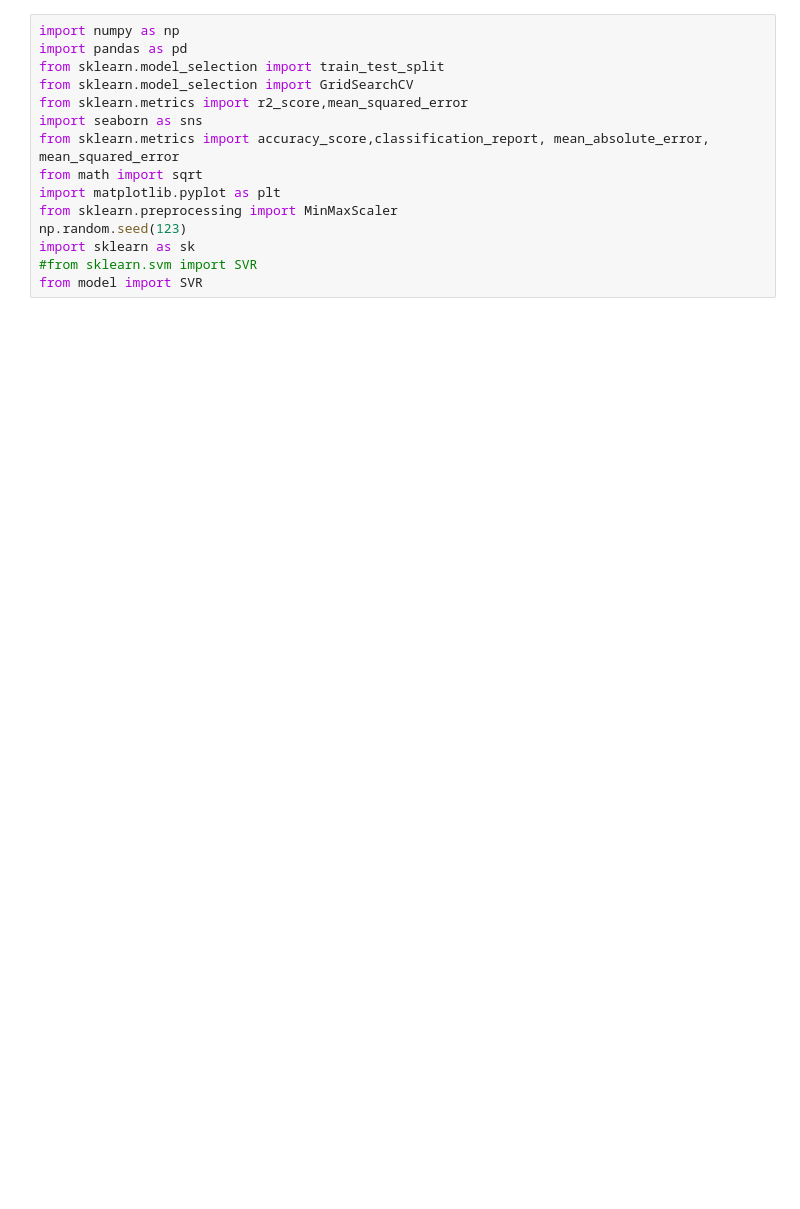
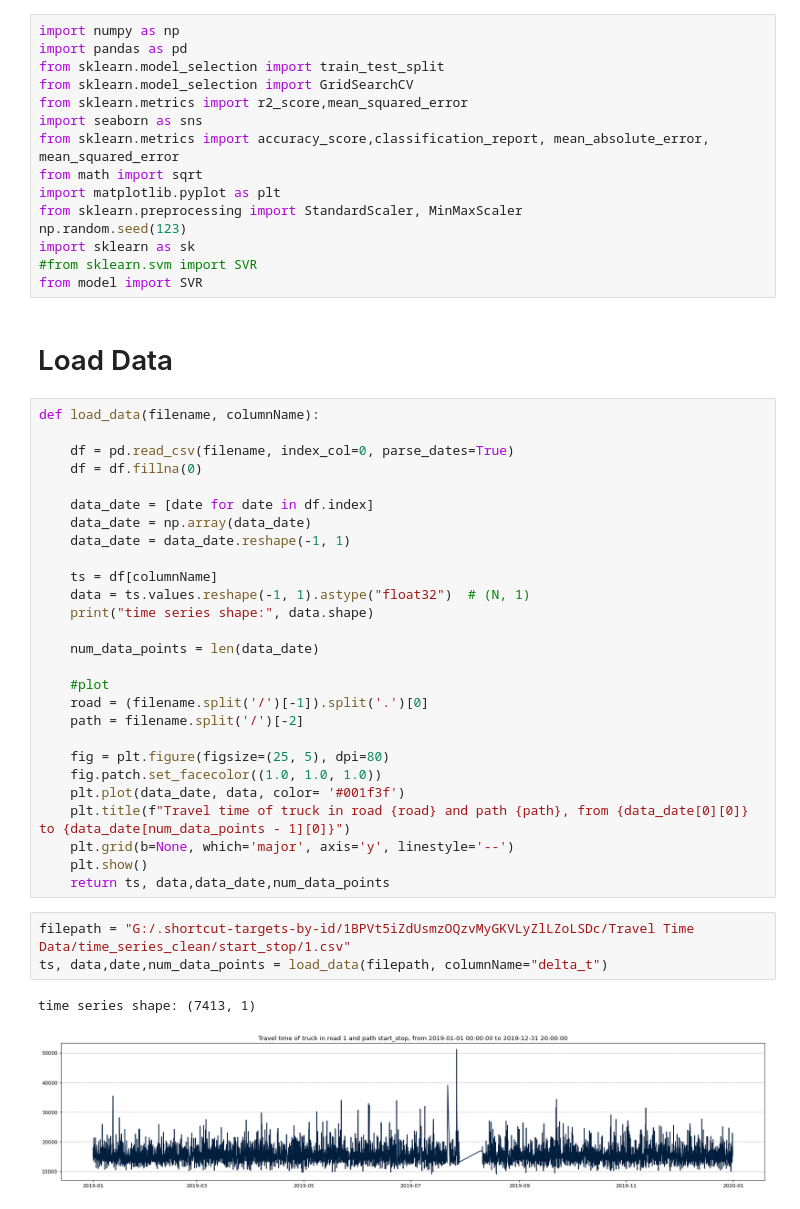
Before and after one commit to Travel-Time-Prediction/explore-gps-log-data, a Jupyter notebook: models/svr/SVR_forecasting.ipynb, the cells around one changed output. Cells and saved outputs as stored; diff of their text form; blank space fills up the shorter version.

```diff
--- a/models/svr/SVR_forecasting.ipynb
+++ b/models/svr/SVR_forecasting.ipynb
@@ -8,8 +8,43 @@ import seaborn as sns
 from sklearn.metrics import accuracy_score,classification_report, mean_absolute_error, mean_squared_error
 from math import sqrt
 import matplotlib.pyplot as plt
-from sklearn.preprocessing import MinMaxScaler
+from sklearn.preprocessing import StandardScaler, MinMaxScaler
 np.random.seed(123)
 import sklearn as sk
 #from sklearn.svm import SVR
 from model import SVR
+# %% [markdown]
+# Load Data
+# %%
+def load_data(filename, columnName):
+
+    df = pd.read_csv(filename, index_col=0, parse_dates=True)
+    df = df.fillna(0)
+
+    data_date = [date for date in df.index]
+    data_date = np.array(data_date)
+    data_date = data_date.reshape(-1, 1)
+
+    ts = df[columnName]
+    data = ts.values.reshape(-1, 1).astype("float32")  # (N, 1)
+    print("time series shape:", data.shape)
+
+    num_data_points = len(data_date)
+
+    #plot
+    road = (filename.split('/')[-1]).split('.')[0]
+    path = filename.split('/')[-2]
+
+    fig = plt.figure(figsize=(25, 5), dpi=80)
+    fig.patch.set_facecolor((1.0, 1.0, 1.0))
+    plt.plot(data_date, data, color= '#001f3f')
+    plt.title(f"Travel time of truck in road {road} and path {path}, from {data_date[0][0]} to {data_date[num_data_points - 1][0]}")
+    plt.grid(b=None, which='major', axis='y', linestyle='--')
+    plt.show()
+    return ts, data,data_date,num_data_points
+# %%
+filepath = "G:/.shortcut-targets-by-id/1BPVt5iZdUsmzOQzvMyGKVLyZlLZoLSDc/Travel Time Data/time_series_clean/start_stop/1.csv"
+ts, data,date,num_data_points = load_data(filepath, columnName="delta_t")
+# %% [output]
+time series shape: (7413, 1)
+[figure, added]
```
Also changed, not shown: parts of 11 cells of this notebook.
